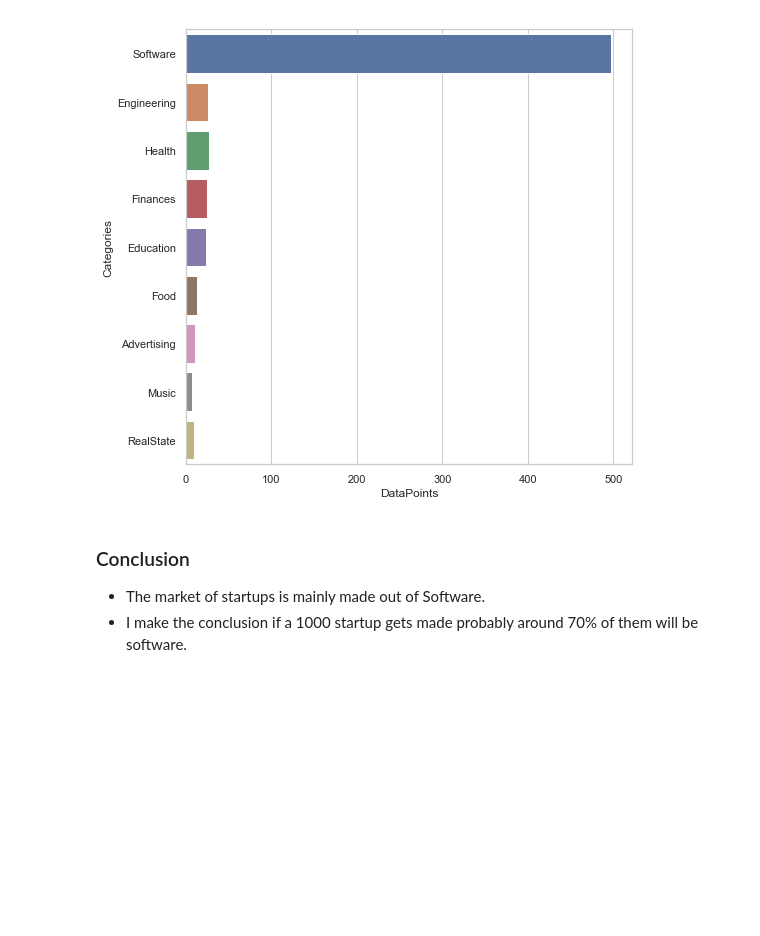
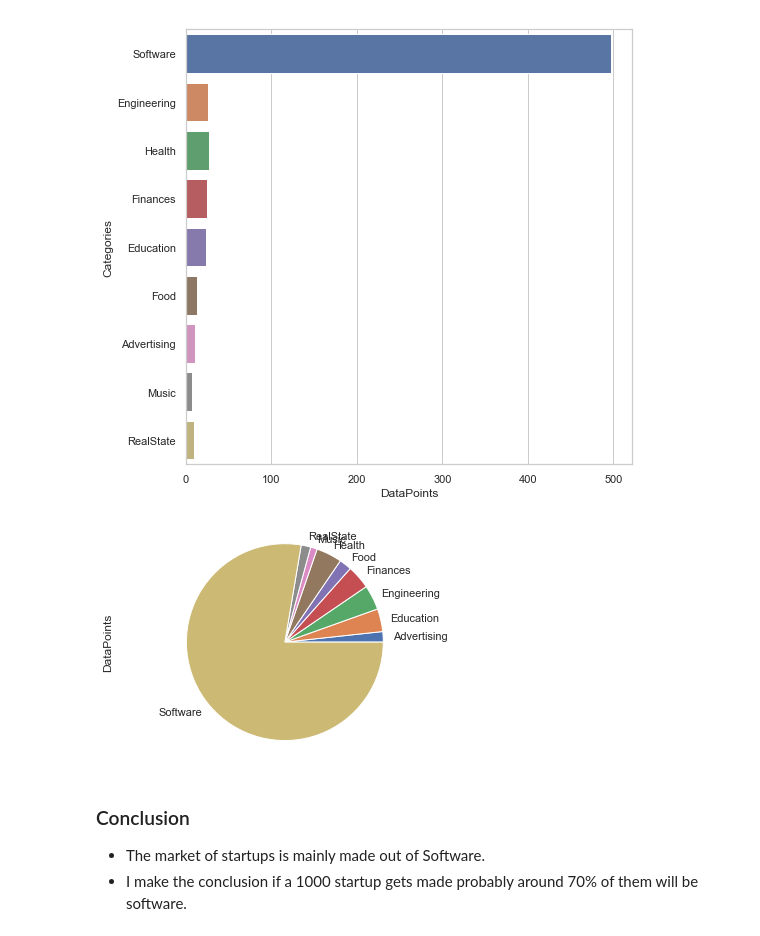
Before and after one commit to efitr/StartupDataScienceProject, a Jupyter notebook: SanFrancisco-Startup-Study.ipynb, the cells around one changed output. Saved outputs shown, nothing was run; the diff lists cells and outputs as text; code cells hidden in the pictures; blank space fills up the shorter version.

Commit message:
Added a pie chart

```diff
--- a/SanFrancisco-Startup-Study.ipynb
+++ b/SanFrancisco-Startup-Study.ipynb
@@ -272,6 +272,12 @@ sns.barplot(y=categories_df['Categories'], x=categories_df['DataPoints'])
 # %% [output]
 <matplotlib.axes._subplots.AxesSubplot at 0x...>
 [figure]
+# %%
+categories_df.DataPoints.groupby(categories_df.Categories).sum().plot(kind='pie')
+plt.axis('equal')
+plt.show()
+# %% [output]
+[figure, added]
 # %% [markdown]
 ### Conclusion
  * The market of startups is mainly made out of Software.
```
